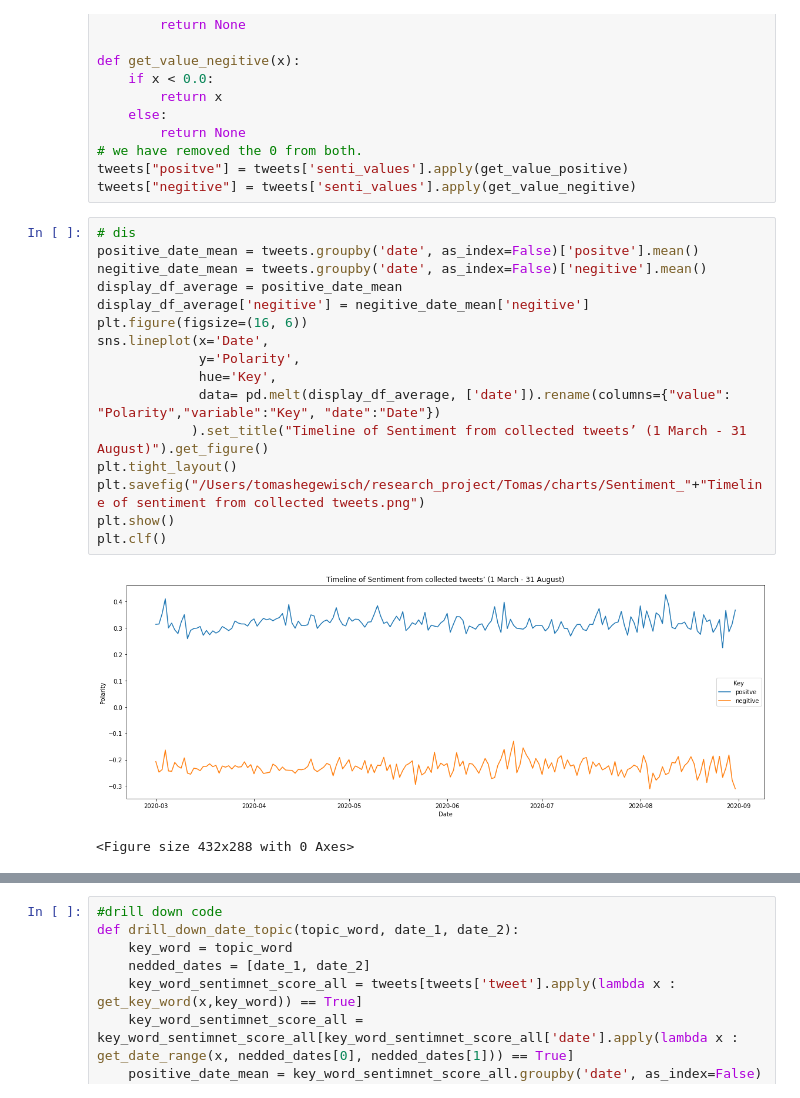
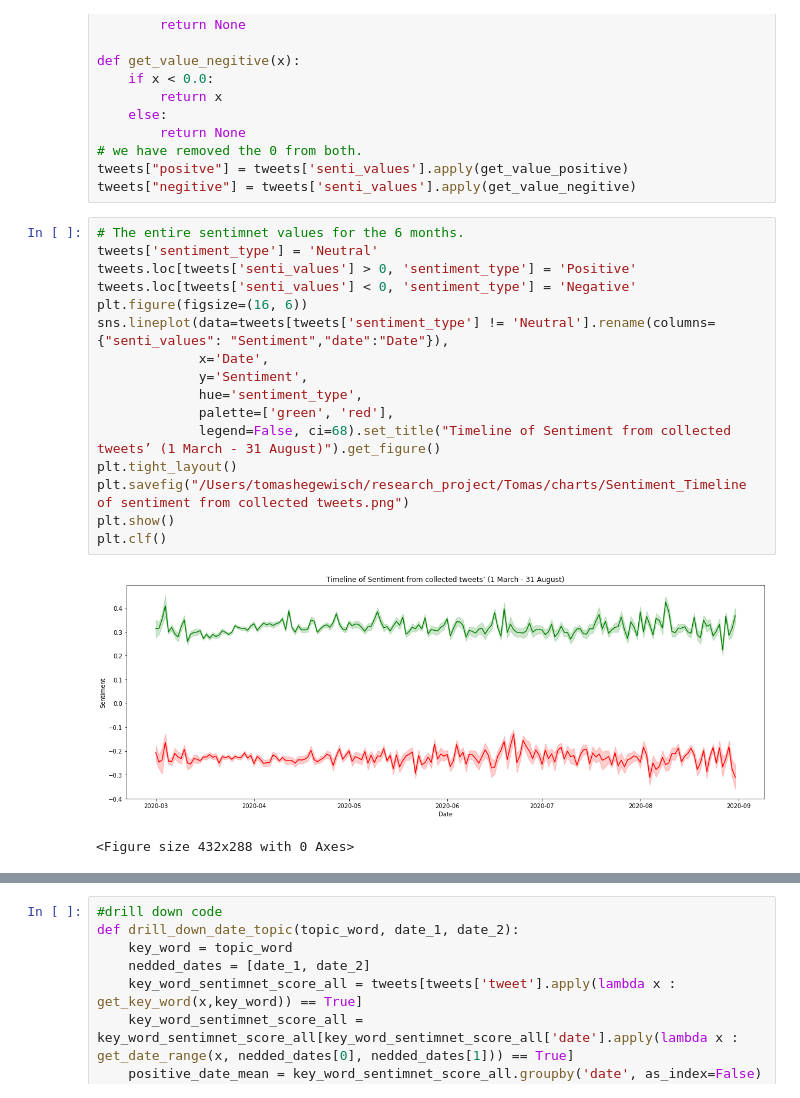
Before and after one commit to tomashege/research_project, a Jupyter notebook: Tomas/notebooks/tweet_analysis.ipynb, the cells around one changed output, grey strips where cells are left out. Drawn from its saved outputs; the diff is of its cells as text.

Commit message:
new charts

```diff
--- a/Tomas/notebooks/tweet_analysis.ipynb
+++ b/Tomas/notebooks/tweet_analysis.ipynb
@@ -93,22 +92,22 @@ def get_value_negitive(x):
 tweets["positve"] = tweets['senti_values'].apply(get_value_positive)
 tweets["negitive"] = tweets['senti_values'].apply(get_value_negitive)
 # %%
-# dis
-positive_date_mean = tweets.groupby('date', as_index=False)['positve'].mean()
-negitive_date_mean = tweets.groupby('date', as_index=False)['negitive'].mean()
-display_df_average = positive_date_mean
-display_df_average['negitive'] = negitive_date_mean['negitive']
+# The entire sentimnet values for the 6 months.
+tweets['sentiment_type'] = 'Neutral'
+tweets.loc[tweets['senti_values'] > 0, 'sentiment_type'] = 'Positive'
+tweets.loc[tweets['senti_values'] < 0, 'sentiment_type'] = 'Negative'
 plt.figure(figsize=(16, 6))
-sns.lineplot(x='Date',
-             y='Polarity',
-             hue='Key',
-             data= pd.melt(display_df_average, ['date']).rename(columns={"value": "Polarity","variable":"Key", "date":"Date"})
-            ).set_title("Timeline of Sentiment from collected tweets’ (1 March - 31 August)").get_figure()
+sns.lineplot(data=tweets[tweets['sentiment_type'] != 'Neutral'].rename(columns={"senti_values": "Sentiment","date":"Date"}),
+             x='Date',
+             y='Sentiment',
+             hue='sentiment_type',
+             palette=['green', 'red'],
+             legend=False, ci=68).set_title("Timeline of Sentiment from collected tweets’ (1 March - 31 August)").get_figure()
 plt.tight_layout()
-plt.savefig("/Users/tomashegewisch/research_project/Tomas/charts/Sentiment_"+"Timeline of sentiment from collected tweets.png")
+plt.savefig("/Users/tomashegewisch/research_project/Tomas/charts/Sentiment_Timeline of sentiment from collected tweets.png")
 plt.show()
 plt.clf()
 # %% [output]
-[figure, old version]
+[figure, new version]
 <Figure size 432x288 with 0 Axes>
 # %%
```
Also changed, not shown: parts of 13 cells of this notebook, 25 other files.
